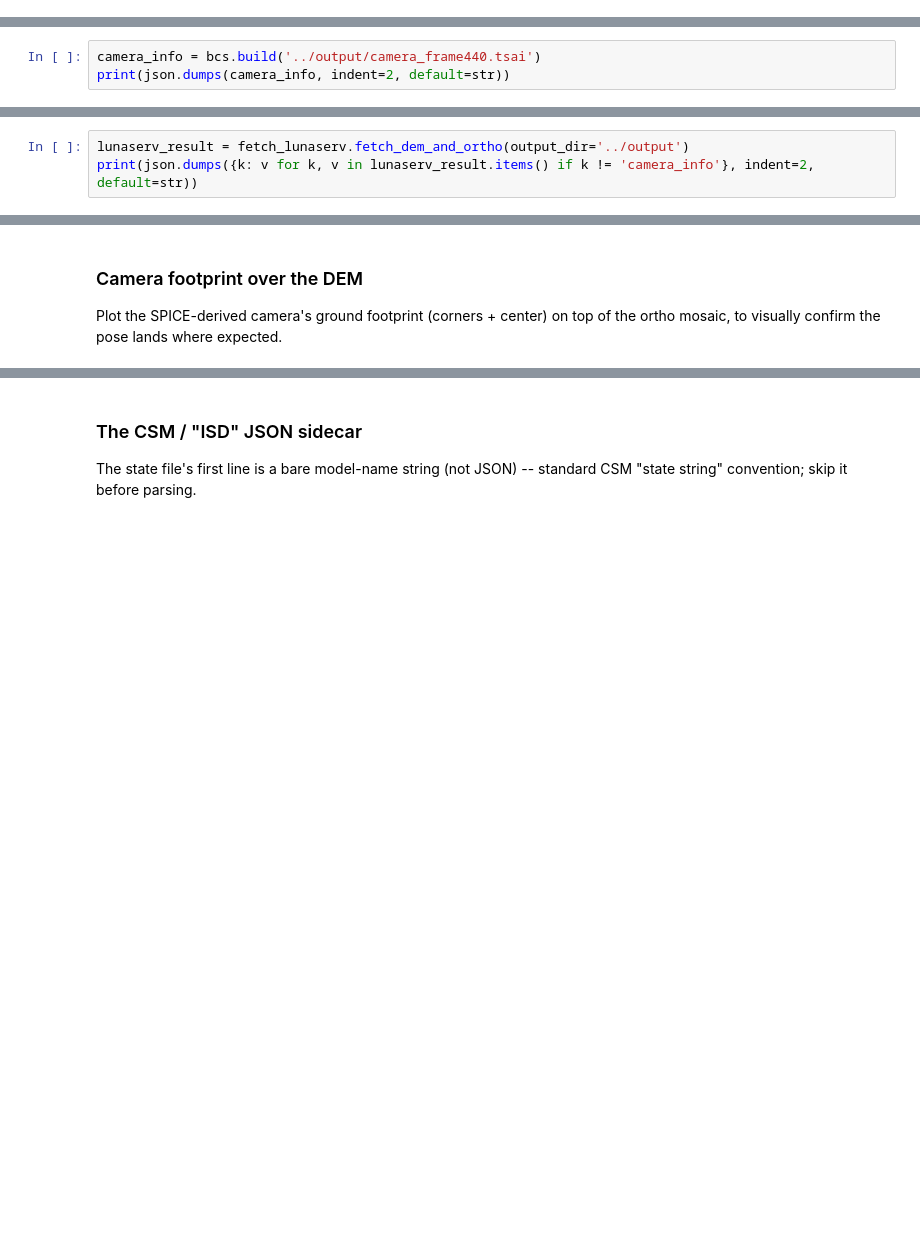
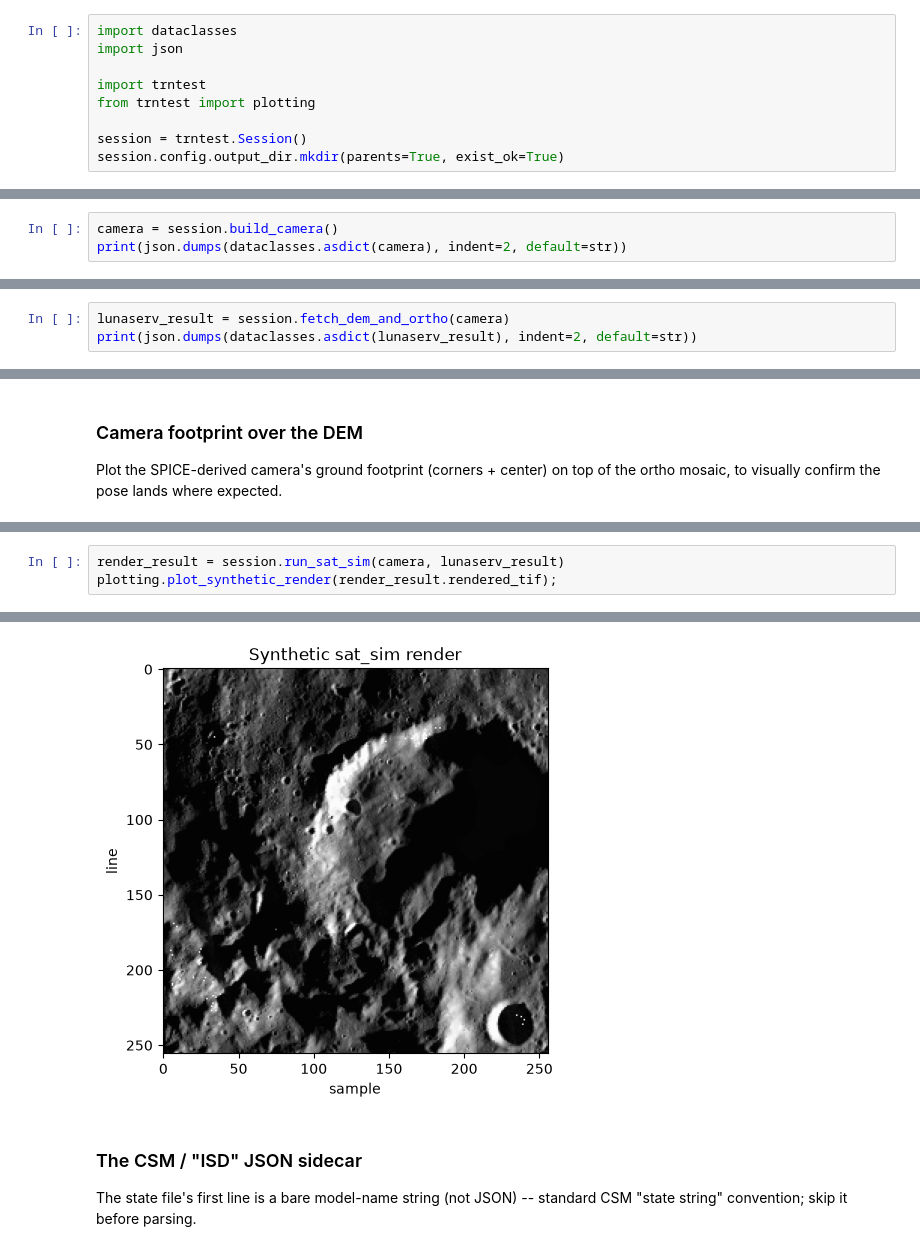
Before and after one commit to trey0/trntest, a Jupyter notebook: notebooks/lunar_sat_sim_demo.ipynb, the cells around one changed output, grey strips where cells are left out. Cells and saved outputs as stored; diff of their text form; blank space fills up the shorter version.

```diff
--- a/notebooks/lunar_sat_sim_demo.ipynb
+++ b/notebooks/lunar_sat_sim_demo.ipynb
@@ -23,10 +7,19 @@ os.makedirs('../output', exist_ok=True)
+# %%
+import dataclasses
+import json
+
+import trntest
+from trntest import plotting
+
+session = trntest.Session()
+session.config.output_dir.mkdir(parents=True, exist_ok=True)
 # %% [markdown]
 ## Phase 2: SPICE-derived camera pose
 
 Pose a pinhole camera at framelet 0 of WAC EDR product `M1329714703CE`, using LRO's real position/orientation (from NAIF SPICE kernels, in the `MOON_ME` frame) at that instant.
 # %%
-camera_info = bcs.build('../output/camera_frame440.tsai')
-print(json.dumps(camera_info, indent=2, default=str))
+camera = session.build_camera()
+print(json.dumps(dataclasses.asdict(camera), indent=2, default=str))
 # %% [output]
 {
   "et": 628347846.3816407,
@@ -60,8 +53,8 @@ Ground footprint center (lon, lat): (np.float64(116.5916965111011), np.float64(-
 
 Fetch `luna_wac_global` (visible mosaic) and `luna_wac_dtm_numeric_meters_absolute` (GLD100 DEM, converted from planetocentric radius to elevation -- see `docs/data-sources.md`) for the footprint above, through the local cache.
 # %%
-lunaserv_result = fetch_lunaserv.fetch_dem_and_ortho(output_dir='../output')
-print(json.dumps({k: v for k, v in lunaserv_result.items() if k != 'camera_info'}, indent=2, default=str))
+lunaserv_result = session.fetch_dem_and_ortho(camera)
+print(json.dumps(dataclasses.asdict(lunaserv_result), indent=2, default=str))
 # %% [output]
 ROI bbox (lon/lat deg): (np.float64(96.06014309189837), np.float64(-84.36886374796799), np.float64(135.21966523345802), np.float64(-78.4951873433761)), size 1769x1781 px (~100.0 m/px)
         --> Setting number of processing threads to: 4
@@ -160,0 +94,4 @@ Text(0, 0.5, 'line')
+# %%
+render_result = session.run_sat_sim(camera, lunaserv_result)
+plotting.plot_synthetic_render(render_result.rendered_tif);
+# %% [output]
@@ -161,3 +115,4 @@ Text(0, 0.5, 'line')
+[figure, added]
 # %% [markdown]
 ### The CSM / "ISD" JSON sidecar
 
```
Also changed, not shown: parts of 20 cells of this notebook, 38 other files.
